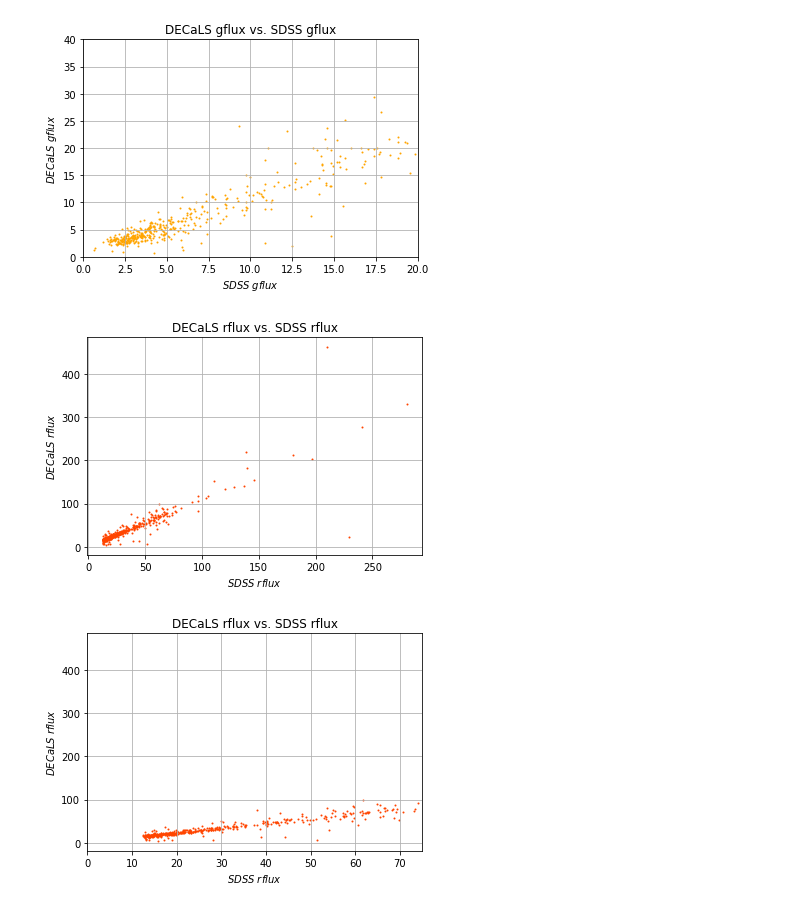
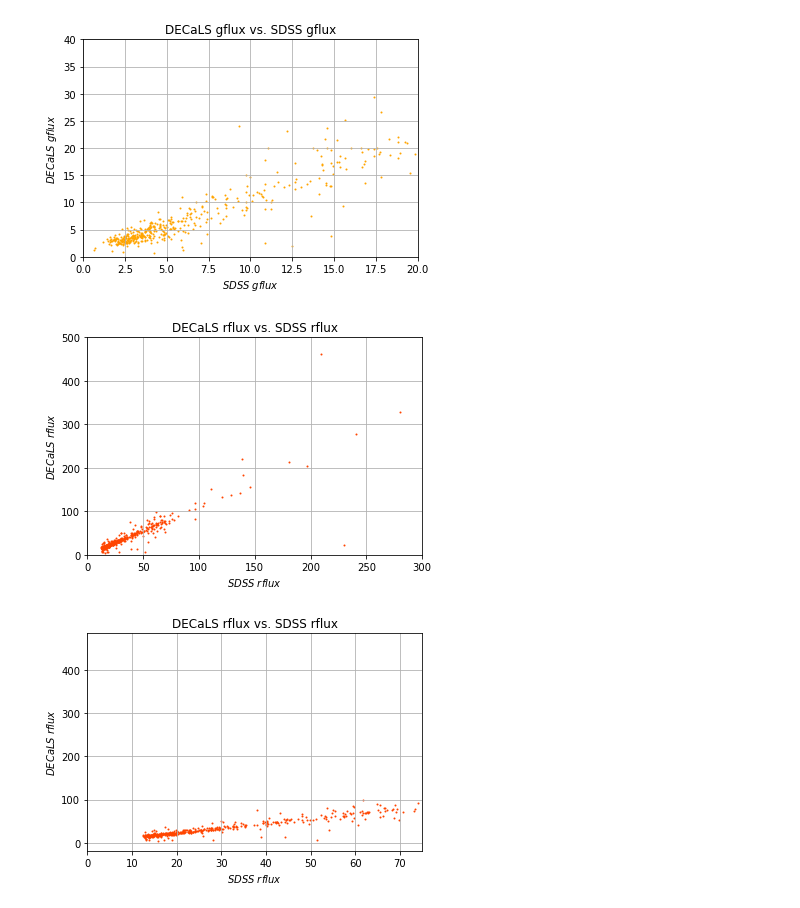
Before and after one commit to metownsend/lrg-merger, a Jupyter notebook: magTests.ipynb, the cells around one changed output. Drawn from its saved outputs; the diff is of its cells as text; code cells hidden in the pictures.

```diff
--- a/magTests.ipynb
+++ b/magTests.ipynb
@@ -346,16 +412,19 @@ plt.show()
 # %%
 # Plots DECaLS rflux vs SDSS rflux
 
 plt.scatter(sdss_rflux, new_decals_rflux, s = 1, color = 'orangered')
+
+plt.xlim(0, 300)
+plt.ylim(0,500)
 
 plt.grid(True)
 plt.title('DECaLS rflux vs. SDSS rflux')
 plt.xlabel(r'$SDSS$ $rflux$')
 plt.ylabel(r'$DECaLS$ $rflux$')
 
 plt.show()
 # %% [output]
-[figure, old version]
+[figure, new version]
 # %%
 # Zoom in between 0 < SDSS rflux < 75
 
```
Also changed, not shown: parts of 24 cells of this notebook.
